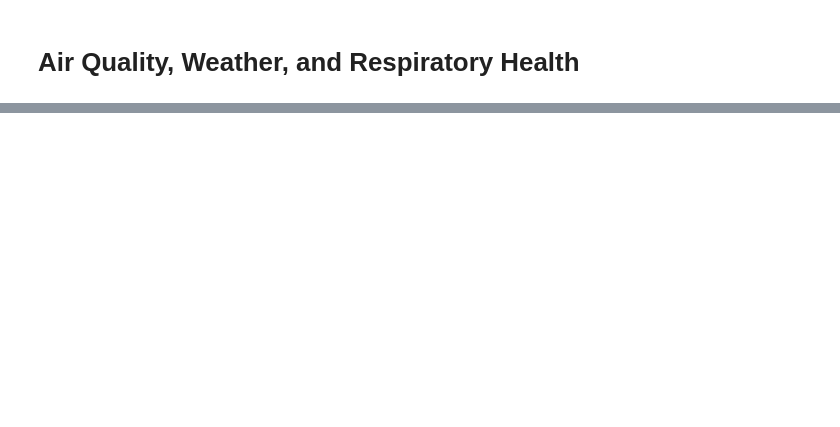
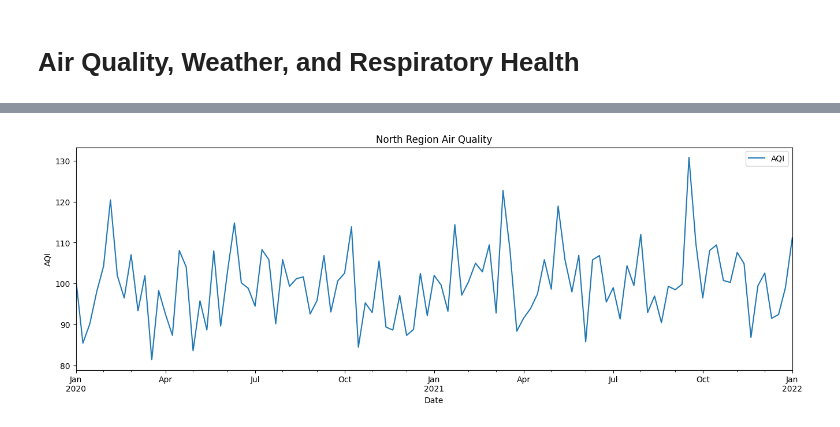
Before and after one commit to DarshanaHeendeniya/ML_Learning, a Jupyter notebook: Air_quality.ipynb, the cells around one changed output, grey strips where cells are left out. Cells and saved outputs as stored; diff of their text form; code cells hidden in the pictures; blank space fills up the shorter version.

```diff
--- a/Air_quality.ipynb
+++ b/Air_quality.ipynb
@@ -15,0 +79,3 @@ FileNotFoundError: [Errno 2] No such file or directory: 'data/data.csv'
+# %%
+df_north = df[df['region'] == 'North']
+df_north.head()
@@ -15,0 +102,3 @@ FileNotFoundError: [Errno 2] No such file or directory: 'data/data.csv'
+# %%
+df_north.sort_index(ascending = True, inplace = True)
+df_north.head(15)
@@ -15,0 +124,3 @@ FileNotFoundError: [Errno 2] No such file or directory: 'data/data.csv'
+# %%
+df_north.drop('region', axis = 1, inplace = True)
+df_north.head()
@@ -15,0 +140,4 @@ FileNotFoundError: [Errno 2] No such file or directory: 'data/data.csv'
+# %%
+# Resampling to weekly frequency and calculate the mean
+df_north_monthly = df_north.resample('W').mean()
+df_north_monthly.head()
@@ -15,0 +153,6 @@ FileNotFoundError: [Errno 2] No such file or directory: 'data/data.csv'
+# %%
+# Plotting North Region AQI
+df_north_monthly['AQI'].plot(figsize = (16,5), title = 'North Region Air Quality', xlabel = 'Date', ylabel = 'AQI', legend = True)
+plt.show()
+# %% [output]
+[figure, added]
```
Also changed, not shown: parts of 27 cells of this notebook.
